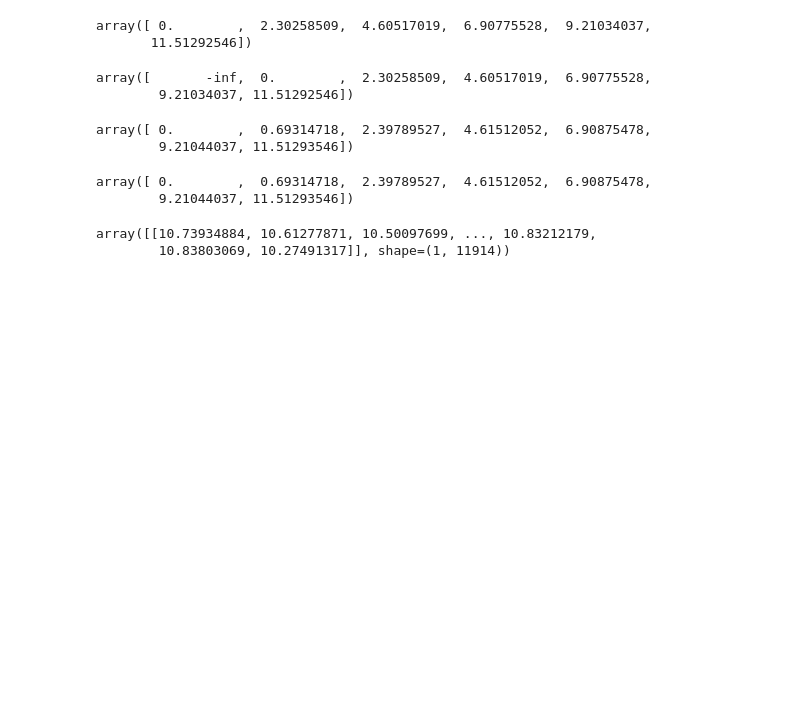
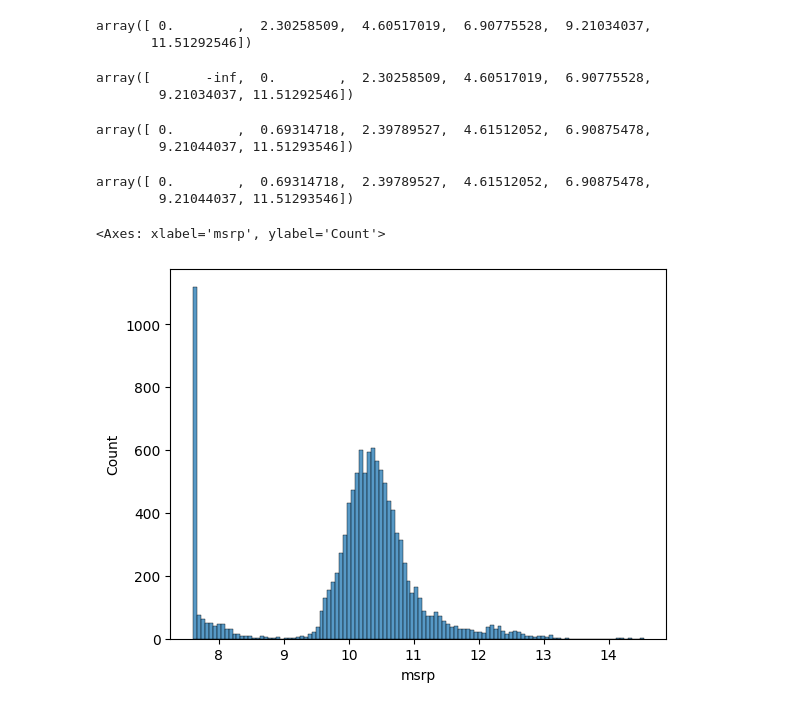
Before and after one commit to engseedorf/Machine-Learning-Zoomcamp, a Jupyter notebook: 02_MachineLearningReg.ipynb, the cells around one changed output. Saved outputs shown, nothing was run; the diff lists cells and outputs as text; code cells hidden in the pictures; blank space fills up the shorter version.

```diff
--- a/02_MachineLearningReg.ipynb
+++ b/02_MachineLearningReg.ipynb
@@ -197,10 +197,9 @@ np.log([0+1, 1+1, 10+1, 100+1, 1000+1, 10000+1, 100000+1])
 array([ 0.        ,  0.69314718,  2.39789527,  4.61512052,  6.90875478,
         9.21044037, 11.51293546])
 # %%
-price_logs = np.log1p([df.msrp])
-price_logs
+price_logs = np.log1p(df['msrp'])
-# %% [output]
-array([[10.73934884, 10.61277871, 10.50097699, ..., 10.83212179,
-        10.83803069, 10.27491317]], shape=(1, 11914))
 # %%
-sns.histplot(price_logs, bins=50)
+sns.histplot(price_logs)
+# %% [output]
+<Axes: xlabel='msrp', ylabel='Count'>
+[figure, added]
```
Also changed, not shown: parts of 4 cells of this notebook.
